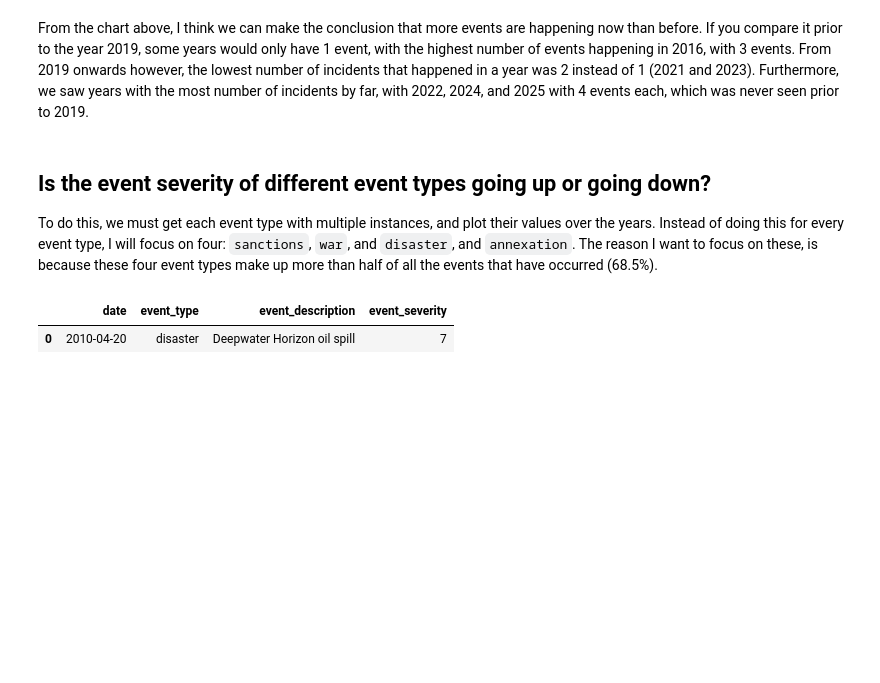
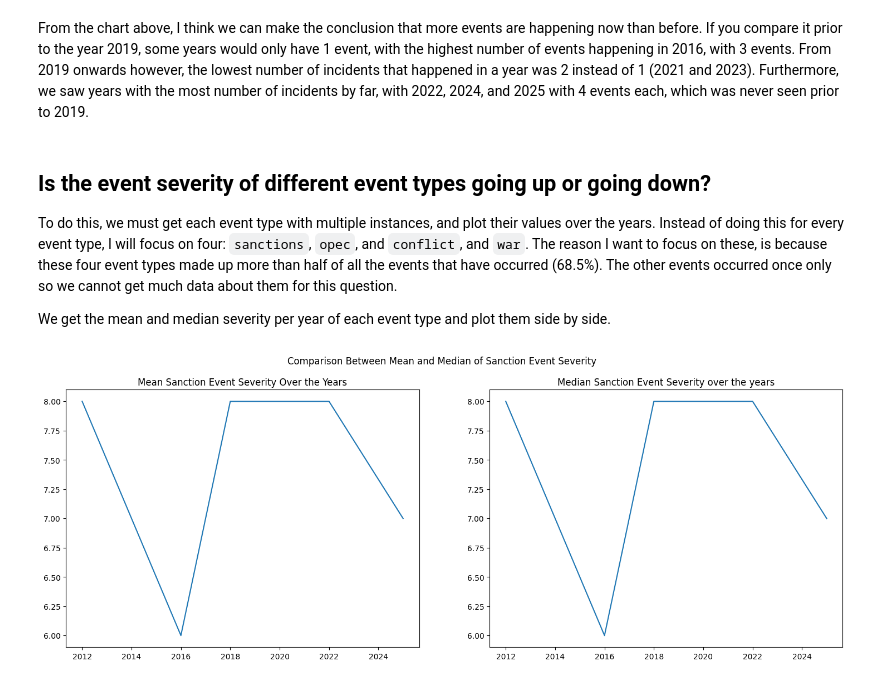
Before and after one commit to miguelgonzales120602/OIL-PRICE-ANALYSIS, a Jupyter notebook: python-code/geopolitical_events_eda.ipynb, the cells around one changed output. Cells and saved outputs as stored; diff of their text form; code cells hidden in the pictures; blank space fills up the shorter version.

```diff
--- a/python-code/geopolitical_events_eda.ipynb
+++ b/python-code/geopolitical_events_eda.ipynb
@@ -166,14 +134,31 @@ plt.show();
 From the chart above, I think we can make the conclusion that more events are happening now than before. If you compare it prior to the year 2019, some years would only have 1 event, with the highest number of events happening in 2016, with 3 events. From 2019 onwards however, the lowest number of incidents that happened in a year was 2 instead of 1 (2021 and 2023). Furthermore, we saw years with the most number of incidents by far, with 2022, 2024, and 2025 with 4 events each, which was never seen prior to 2019.
 # %% [markdown]
 ## Is the event severity of different event types going up or going down?
-To do this, we must get each event type with multiple instances, and plot their values over the years. Instead of doing this for every event type, I will focus on four: `sanctions`, `war`, and `disaster`, and `annexation`. The reason I want to focus on these, is because these four event types make up more than half of all the events that have occurred (68.5%).
+To do this, we must get each event type with multiple instances, and plot their values over the years. Instead of doing this for every event type, I will focus on four: `sanctions`, `opec`, and `conflict`, and `war`. The reason I want to focus on these, is because these four event types made up more than half of all the events that have occurred (68.5%). The other events occurred once only so we cannot get much data about them for this question.
+
+We get the mean and median severity per year of each event type and plot them side by side.
-# %%
-sanction_events = geopolitical_events[geopolitical_events['event_type'] == 'sanctions']
-war_events = geopolitical_events[geopolitical_events['event_type'] == 'war']
-disaster_events = geopolitical_events[geopolitical_events['event_type'] == 'disaster']
-annexation_events = geopolitical_events[geopolitical_events['event_type'] == 'annexation']
-
-disaster_events
-# %% [output]
-|  | date | event_type | event_description | event_severity |
-| 0 | 2010-04-20 | disaster | Deepwater Horizon oil spill | 7 |
+# %%
+severity_df = geopolitical_events[['date', 'event_type', 'event_severity']]
+severity_df['date'] = severity_df['date'].dt.year
+
+# Group the values of severity_df by event_type and date, get the mean, and ungroup them
+severity_means = severity_df.groupby(['event_type', 'date']).mean().reset_index()
+severity_median = severity_df.groupby(['event_type', 'date']).median().reset_index()
+# %%
+# Get mean and median of sanctions over the years
+mean_sanctions = severity_means[severity_means['event_type'] == 'sanctions']
+median_sanctions = severity_median[severity_means['event_type'] == 'sanctions']
+
+# Plot mean and median for sanction event severity
+fig, (ax1, ax2) = plt.subplots(1, 2, figsize=(18, 6))
+fig.suptitle("Comparison Between Mean and Median of Sanction Event Severity")
+
+ax1.plot(mean_sanctions.date, mean_sanctions.event_severity)
+ax1.set_title("Mean Sanction Event Severity Over the Years")
+
+ax2.plot(median_sanctions.date, median_sanctions.event_severity)
+ax2.set_title("Median Sanction Event Severity over the years")
+
+plt.show();
+# %% [output]
+[figure, added]
```
Also changed, not shown: parts of 24 cells of this notebook, 2 other files.
